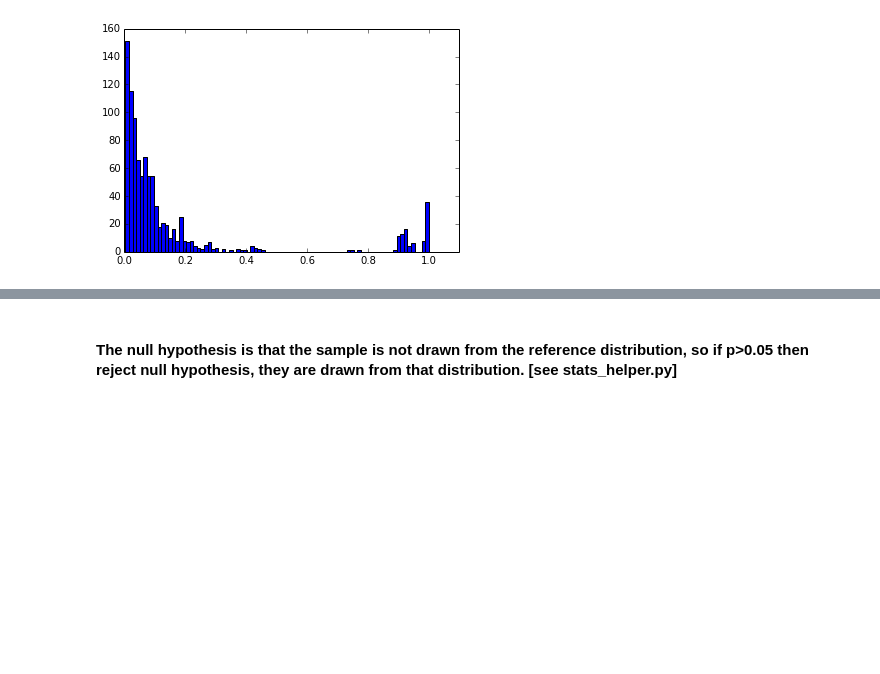
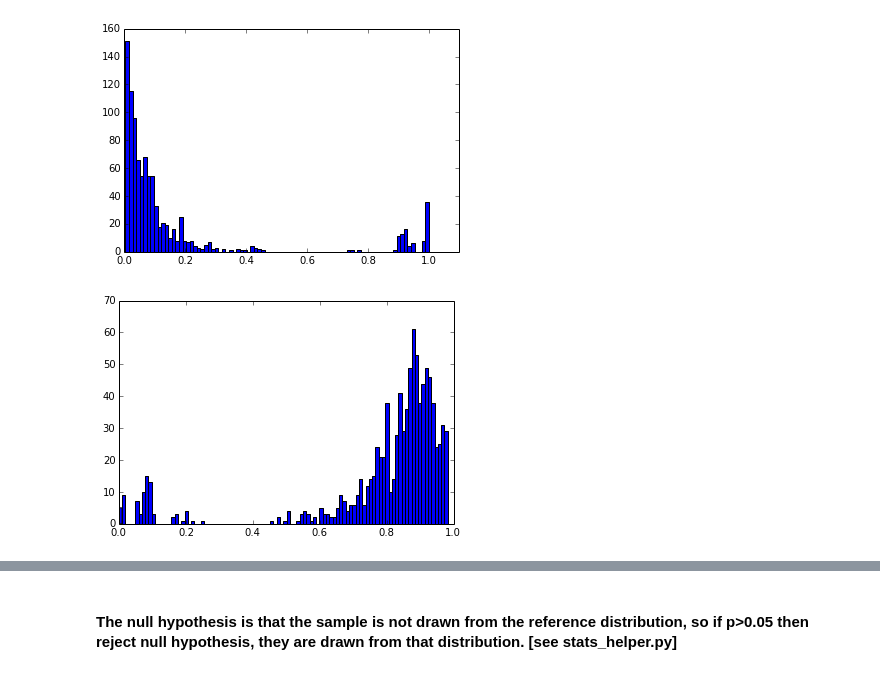
Before and after one commit to dorisjlee/crowd-seg, a Jupyter notebook: analysis/PrecisionRecallDebug2.ipynb, the cells around one changed output, grey strips where cells are left out. Saved outputs shown, nothing was run; the diff lists cells and outputs as text; code cells hidden in the pictures; blank space fills up the shorter version.

```diff
--- a/analysis/PrecisionRecallDebug2.ipynb
+++ b/analysis/PrecisionRecallDebug2.ipynb
@@ -261,3 +291,10 @@ plt.xlim(0,1.1)
 # %% [output]
 (0, 1.1)
 [figure]
+# %%
+my_jaccard = np.array(bb_info["COCO Majority Vote"][bb_info["COCO Majority Vote"]!=0])
+coco_jaccard = np.array(bb_info["My Majority Vote"][bb_info["My Majority Vote"]!=-1])
+a = plt.hist(my_jaccard,bins=100)
+# plt.xlim(0,1.1)
+# %% [output]
+[figure, added]
```
Also changed, not shown: parts of 37 cells of this notebook, 2 other files.
